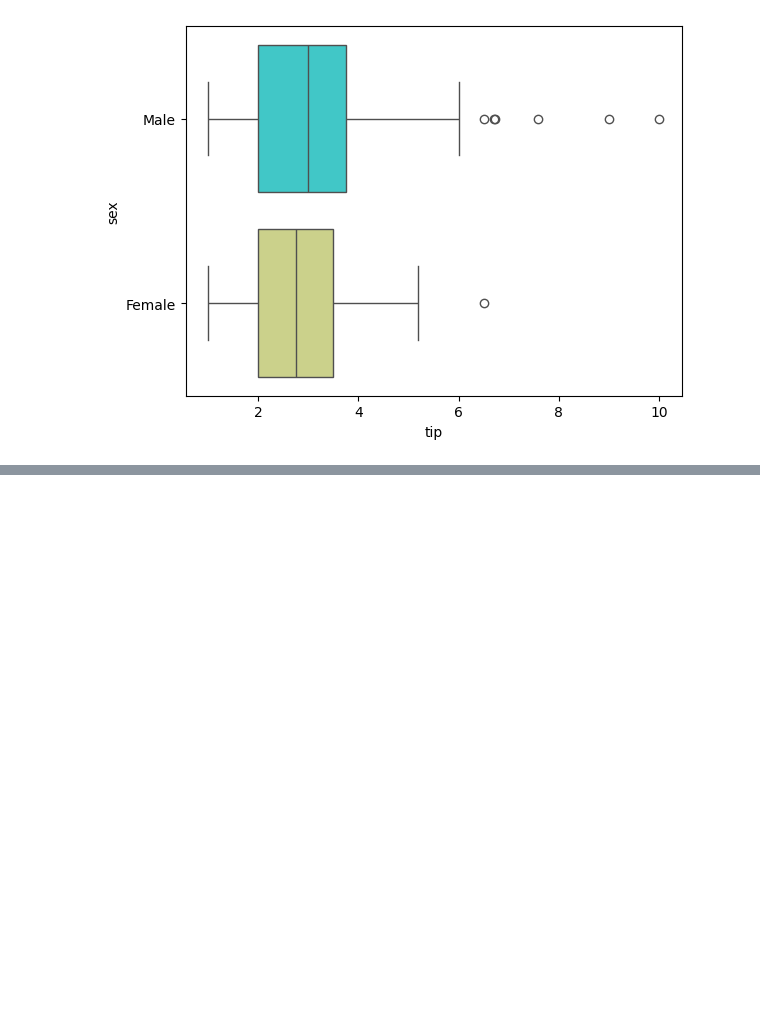
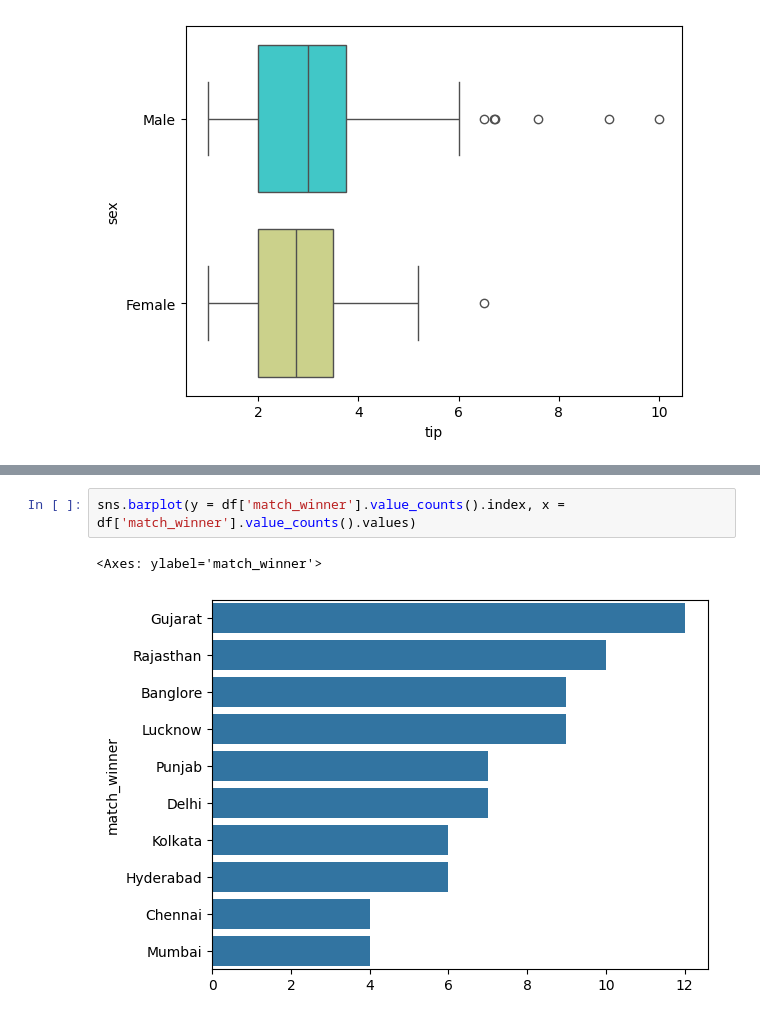
Before and after one commit to NileshPatil24-a/Complete_DataScience_Revision, a Jupyter notebook: data_visualization.ipynb, the cells around one changed output, grey strips where cells are left out. Saved outputs shown, nothing was run; the diff lists cells and outputs as text; blank space fills up the shorter version.

```diff
--- a/data_visualization.ipynb
+++ b/data_visualization.ipynb
@@ -117,0 +197,5 @@ Passing `palette` without assigning `hue` is deprecated and will be removed in v
+# %%
+sns.barplot(y = df['match_winner'].value_counts().index, x = df['match_winner'].value_counts().values)
+# %% [output]
+<Axes: ylabel='match_winner'>
+[figure, added]
```
Also changed, not shown: parts of 10 cells of this notebook.
